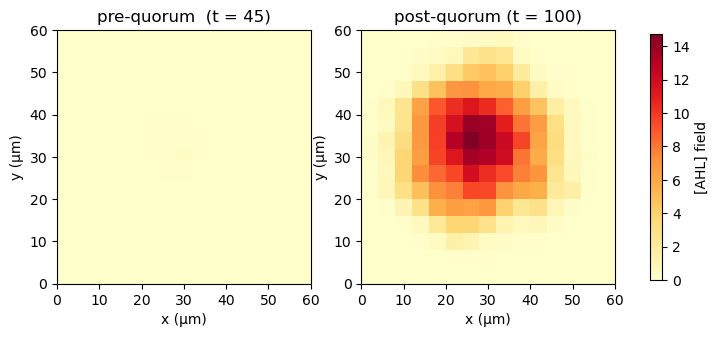
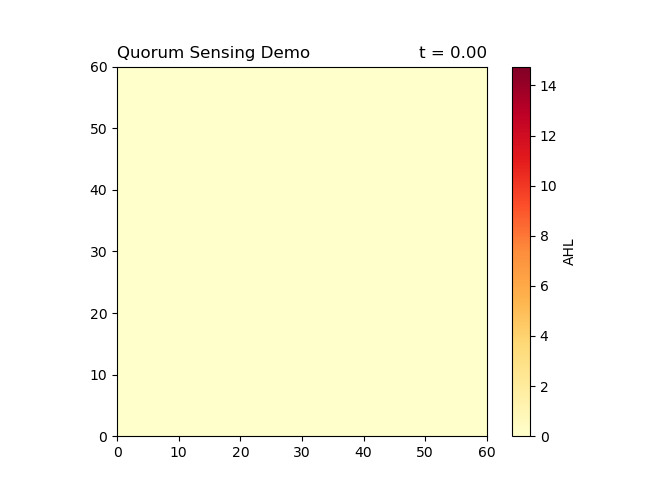
The notebook cell's code change between the first figure and the second:
--- before
+++ after
@@ -1,17 +1,3 @@
-fig, axes = plt.subplots(1, 2, figsize=(9, 4))
-vmax = snap_post.max()
-
-for ax, snap, label in [
-    (axes[0], snap_pre,  f"pre-quorum  (t = {T_PRE:.0f})"),
-    (axes[1], snap_post, f"post-quorum (t = {T_TOTAL:.0f})"),
-]:
-    im = ax.imshow(snap, origin="lower",
-                   extent=[0, BOUNDS[0], 0, BOUNDS[1]],
-                   vmin=0, vmax=vmax, cmap="YlOrRd")
-    ax.set_title(label)
-    ax.set_xlabel("x (μm)")
-    ax.set_ylabel("y (μm)")
-
-fig.colorbar(im, ax=axes.tolist(), label="[AHL] field", shrink=0.8)
-#fig.tight_layout()
-plt.show()
+sim_ode.visualize_field("AHL", cmap="YlOrRd", stride=4, interval=100,
+                        save_path="outputs", filename="ahl_field.gif", show_progress=False)
+Image(filename="outputs/ahl_field.gif")

Commit: refactoring visualization and adding visualization of Fields